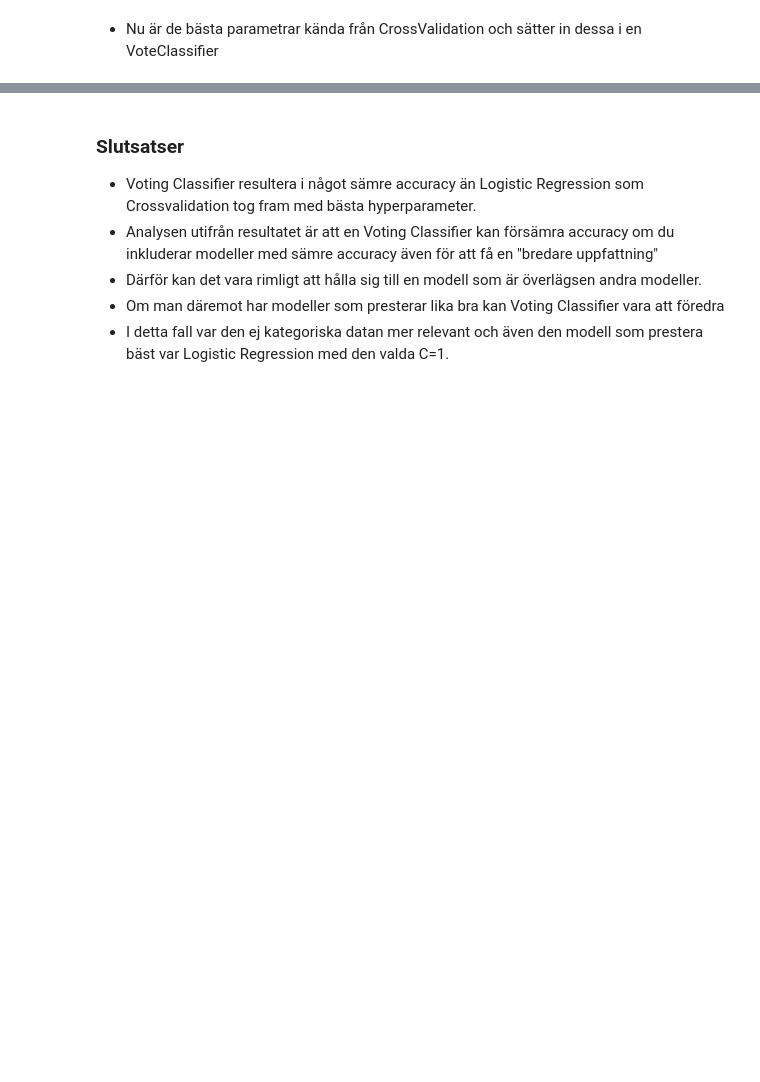
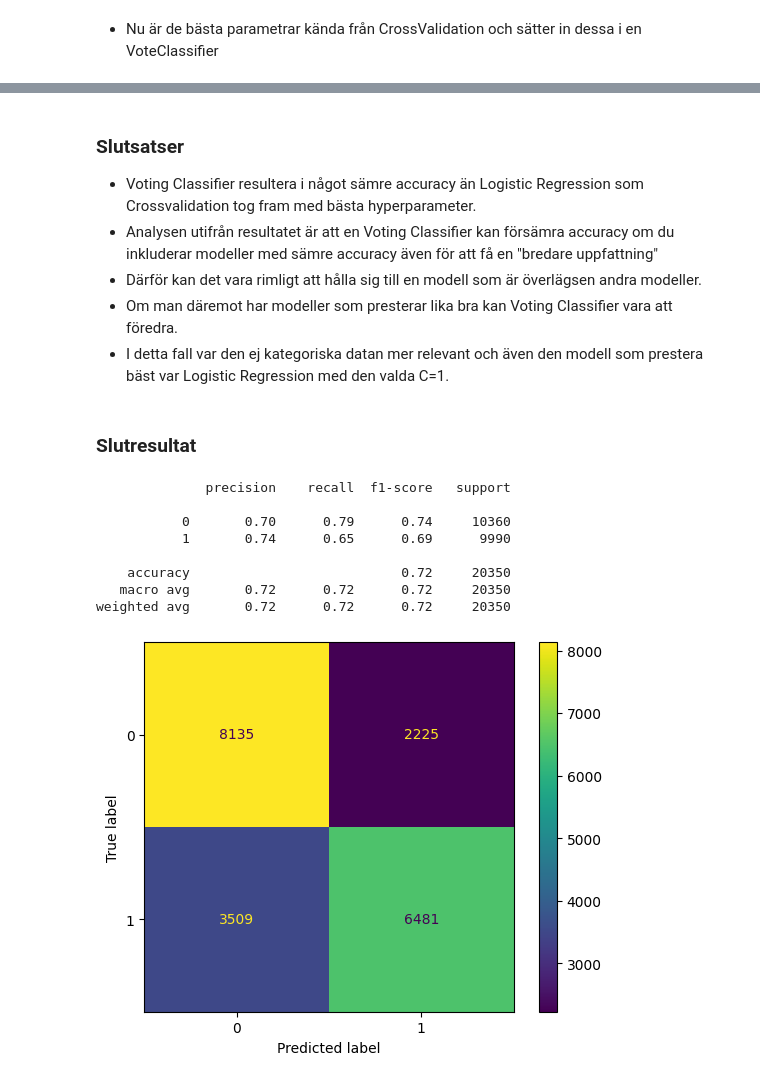
Before and after one commit to zoneme99/Machine-learning-AI24, a Jupyter notebook: Labs/Cardio/report.ipynb, the cells around one changed output, grey strips where cells are left out. Drawn from its saved outputs; the diff is of its cells as text; code cells hidden in the pictures; blank space fills up the shorter version.

```diff
--- a/Labs/Cardio/report.ipynb
+++ b/Labs/Cardio/report.ipynb
@@ -312,5 +313,25 @@ weighted avg       0.73      0.72      0.72     20350
 - Voting Classifier resultera i något sämre accuracy än Logistic Regression som Crossvalidation tog fram med bästa hyperparameter.
 - Analysen utifrån resultatet är att en Voting Classifier kan försämra accuracy om du inkluderar modeller med sämre accuracy även för att få en "bredare uppfattning"
 - Därför kan det vara rimligt att hålla sig till en modell som är överlägsen andra modeller.
-- Om man däremot har modeller som presterar lika bra kan Voting Classifier vara att föredra
+- Om man däremot har modeller som presterar lika bra kan Voting Classifier vara att föredra.
 - I detta fall var den ej kategoriska datan mer relevant och även den modell som prestera bäst var Logistic Regression med den valda C=1.
+# %% [markdown]
+### Slutresultat
+# %%
+from sklearn.metrics import confusion_matrix, ConfusionMatrixDisplay
+model = LogisticRegression(C=1)
+model.fit(without_cat.X_train, without_cat.y_train)
+y_hat = model.predict(without_cat.X_test)
+cm = confusion_matrix(without_cat.y_test, y_hat)
+ConfusionMatrixDisplay(cm).plot()
+print(classification_report(without_cat.y_test, y_hat))
+# %% [output]
+              precision    recall  f1-score   support
+
+           0       0.70      0.79      0.74     10360
+           1       0.74      0.65      0.69      9990
+
+    accuracy                           0.72     20350
+   macro avg       0.72      0.72      0.72     20350
+weighted avg       0.72      0.72      0.72     20350
+[figure, added]
```
Also changed, not shown: parts of 4 cells of this notebook, 2 other files.
